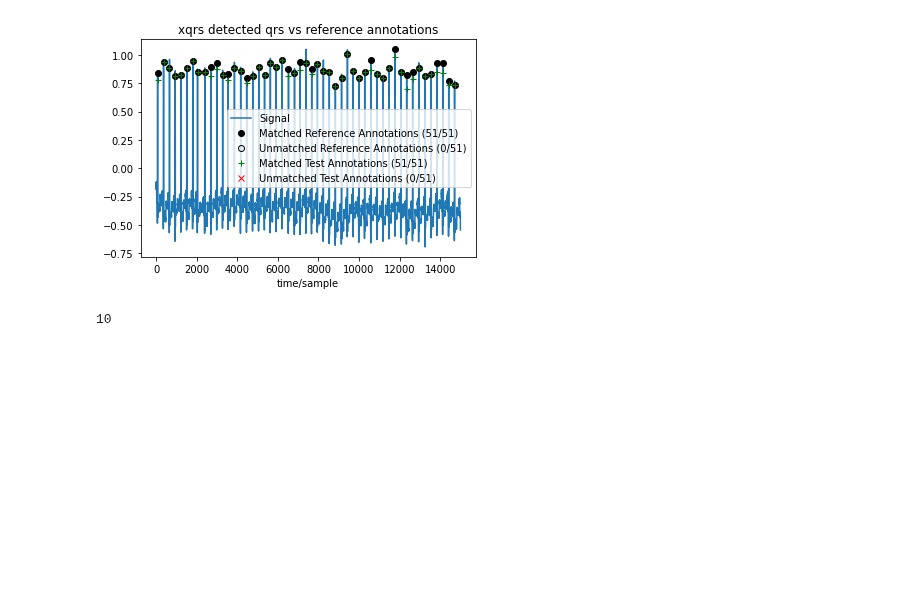
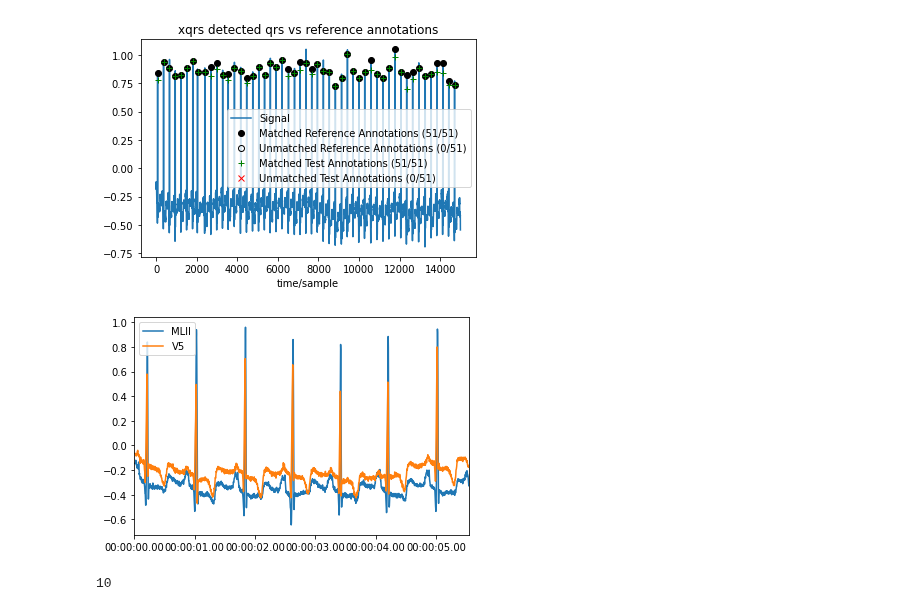
Before and after one commit to MIT-LCP/wfdb-python, a Jupyter notebook: demo.ipynb, the cells around one changed output. Cells and saved outputs as stored; diff of their text form; code cells hidden in the pictures; blank space fills up the shorter version.

Commit message:
Add to_dataframe() to Record. (#380)

```diff
--- a/demo.ipynb
+++ b/demo.ipynb
@@ -555,6 +555,14 @@ False Negatives (unmatched reference samples): 0
 Sensitivity: 1.0000 (51/51)
 Positive Predictivity: 1.0000 (51/51)
 [figure]
+# %%
+# Demo 21 - Convert records to dataframes
+import wfdb
+record = wfdb.rdrecord('sample-data/100', sampto=2000)
+df = record.to_dataframe()
+df.plot();
+# %% [output]
+[figure, added]
 # %%
 # Cleanup for all demos
 for file in ['100x.hea', '100.dat',  # demo 10
```
Also changed, not shown: 2 other files.
